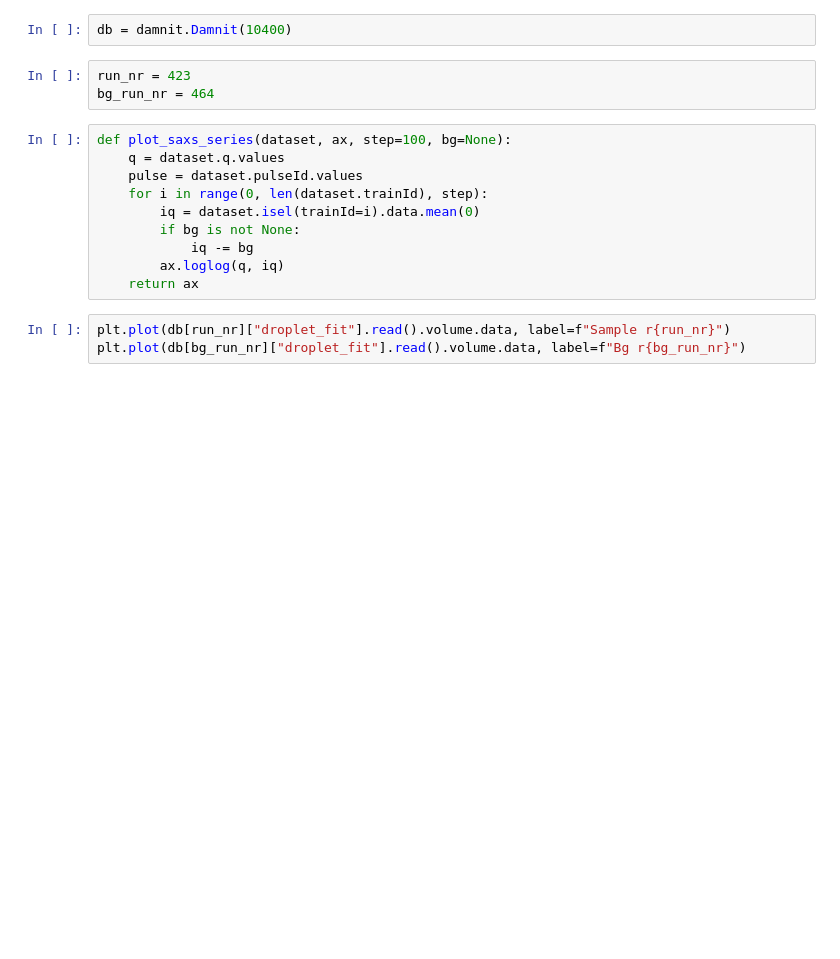
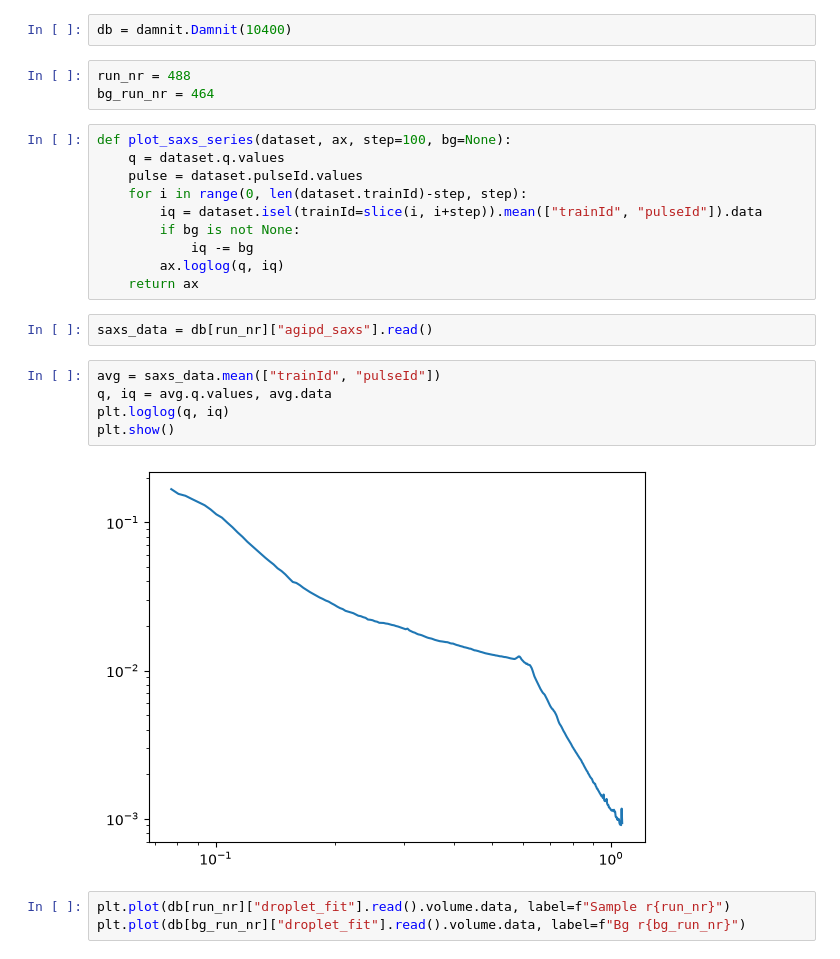
Before and after one commit to JAndronis/MID-10400, a Jupyter notebook: notebooks/damnit.ipynb, the cells around one changed output. Drawn from its saved outputs; the diff is of its cells as text; blank space fills up the shorter version.

```diff
--- a/notebooks/damnit.ipynb
+++ b/notebooks/damnit.ipynb
@@ -32,18 +31,27 @@ The autoreload extension is already loaded. To reload it, use:
 # %%
 db = damnit.Damnit(10400)
 # %%
-run_nr = 423
+run_nr = 488
 bg_run_nr = 464
 # %%
 def plot_saxs_series(dataset, ax, step=100, bg=None):
     q = dataset.q.values
     pulse = dataset.pulseId.values
-    for i in range(0, len(dataset.trainId), step):
-        iq = dataset.isel(trainId=i).data.mean(0)
+    for i in range(0, len(dataset.trainId)-step, step):
+        iq = dataset.isel(trainId=slice(i, i+step)).mean(["trainId", "pulseId"]).data
         if bg is not None:
             iq -= bg
         ax.loglog(q, iq)
     return ax
+# %%
+saxs_data = db[run_nr]["agipd_saxs"].read()
+# %%
+avg = saxs_data.mean(["trainId", "pulseId"])
+q, iq = avg.q.values, avg.data
+plt.loglog(q, iq)
+plt.show()
+# %% [output]
+[figure, added]
 # %%
 plt.plot(db[run_nr]["droplet_fit"].read().volume.data, label=f"Sample r{run_nr}")
 plt.plot(db[bg_run_nr]["droplet_fit"].read().volume.data, label=f"Bg r{bg_run_nr}")
```
Also changed, not shown: parts of 1 cell of this notebook, 3 other files.
